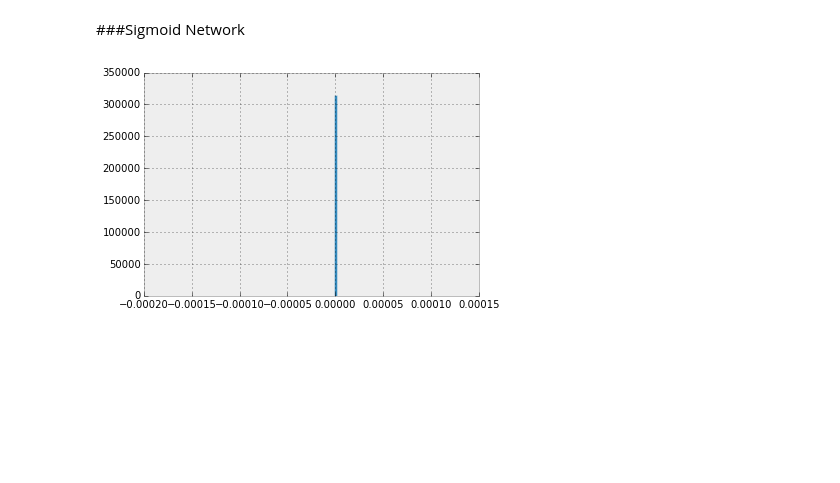
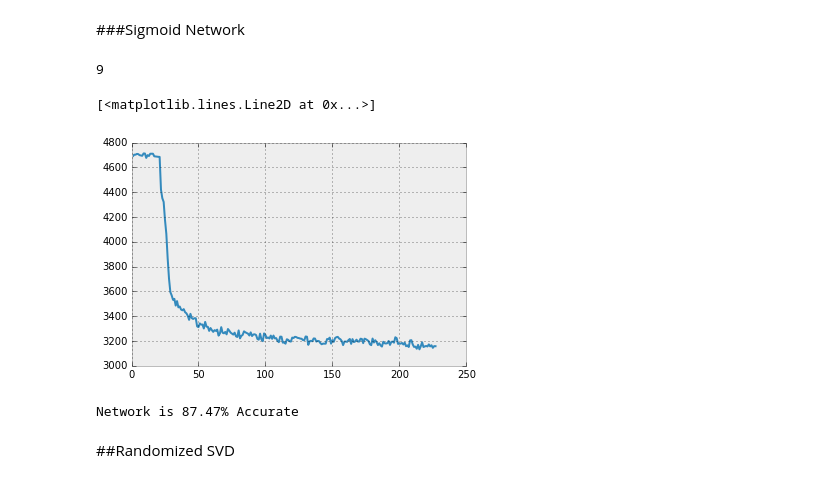
Before and after one commit to colinclement/snnp, a Jupyter notebook: nbs/mnist.ipynb, the cells around one changed output. Cells and saved outputs as stored; diff of their text form; code cells hidden in the pictures; blank space fills up the shorter version.

```diff
--- a/nbs/mnist.ipynb
+++ b/nbs/mnist.ipynb
@@ -156,14 +142,21 @@ initial_p, _ = sigNN.getParameters()
 # %%
 SGDSig = SGD(sigNN, train[0], train[1])
 SFOSig = SFOmin(sigNN, train[0], train[1])
+# %%
+SFOSig.conv = 1
+SFOSig.maxiters=15
 # %%
-SFOSig.optimizeToConv()
+print SFOSig.optimizeToConv()
 plt.plot(SFOSig.optimizer.hist_f_flat)
+# %% [output]
+9
+[<matplotlib.lines.Line2D at 0x...>]
+[figure, added]
 # %%
-sigNN.forward(test2[0], test2[1])
+sigNN.forward(test1[0], test1[1])
 sigaccuracy = np.mean(np.argmax(sigNN.inputlist[-1], axis=0)== test1[1])
 print 'Network is {}% Accurate'.format(sigaccuracy*100)
+# %% [output]
+Network is 87.47% Accurate
-# %%
-plt.hist(sigNN.getParameters()[1],bins=100);
-# %% [output]
-[figure, removed]
+# %% [markdown]
+##Randomized SVD
```
Also changed, not shown: parts of 12 cells of this notebook.
